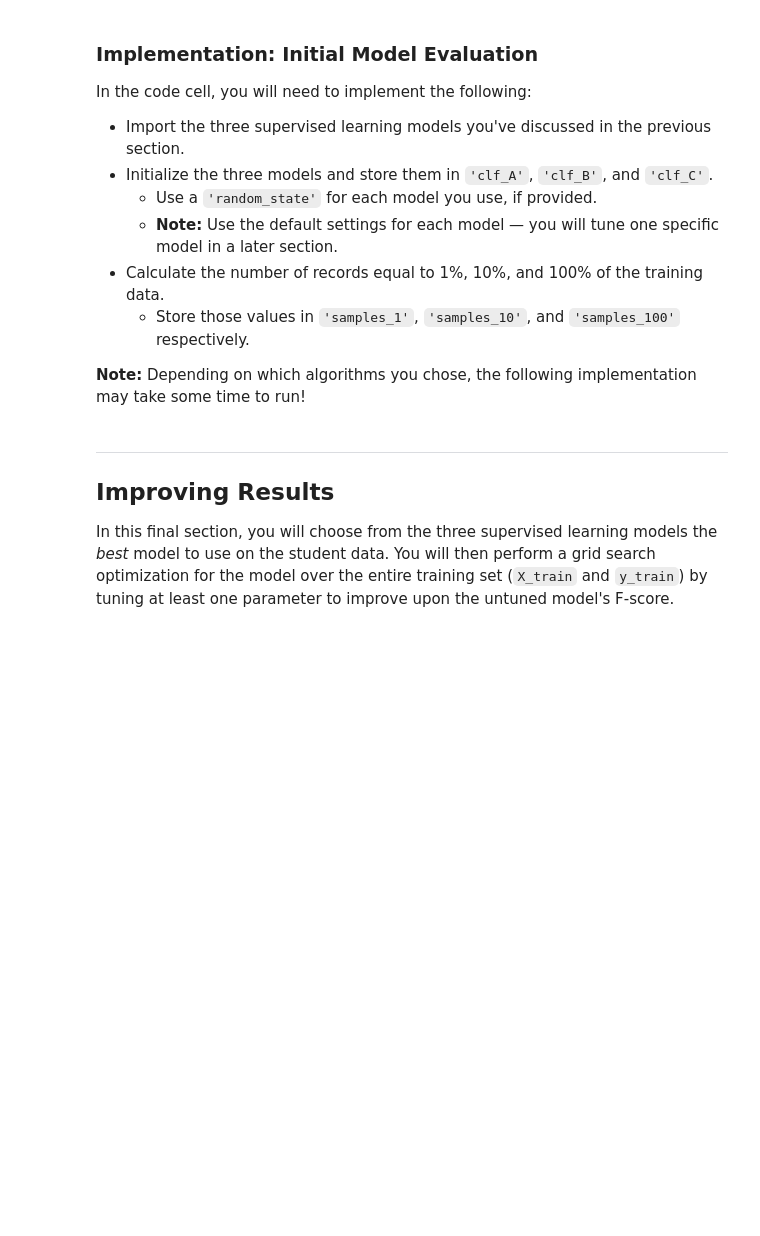
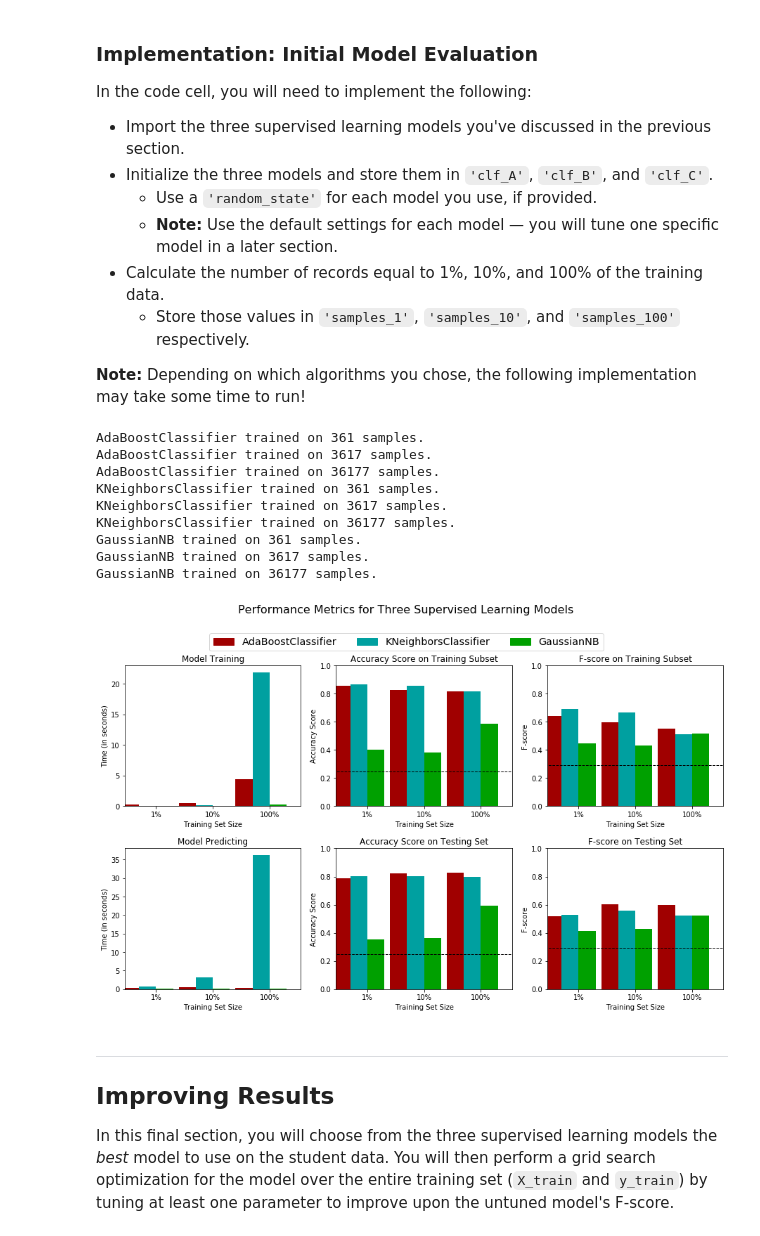
Before and after one commit to ahmedag91/Charity-ML, a Jupyter notebook: finding_donors.ipynb, the cells around one changed output. Drawn from its saved outputs; the diff is of its cells as text; code cells hidden in the pictures; blank space fills up the shorter version.

Commit message:
feat: Implement train_predict and classifiers

```diff
--- a/finding_donors.ipynb
+++ b/finding_donors.ipynb
@@ -166,7 +167,8 @@ features_final = pd.get_dummies(features_log_minmax_transform.drop(numerical, ax
 #features_final.info()
 
 # TODO: Encode the 'income_raw' data to numerical values
-income = income_raw.apply(lambda x: 0 if x =='<=50K' else 1)
+#income = income_raw.apply(lambda x: 0 if x =='<=50K' else 1)
+income = income_raw.map({'<=50K':0, '>50K':1})
 
 # Print the number of features after one-hot encoding
 encoded = list(features_final.columns)
@@ -301,7 +303,7 @@ In the code block below, you will need to implement the following:
    - Make sure that you set the `beta` parameter!
 # %%
 # TODO: Import two metrics from sklearn - fbeta_score and accuracy_score
-
+from sklearn.metrics import fbeta_score, accuracy_score
 def train_predict(learner, sample_size, X_train, y_train, X_test, y_test):
     '''
     inputs:
@@ -317,33 +319,33 @@ def train_predict(learner, sample_size, X_train, y_train, X_test, y_test):
 
     # TODO: Fit the learner to the training data using slicing with 'sample_size' using .fit(training_features[:], training_labels[:])
     start = time() # Get start time
-    learner = None
+    learner = learner.fit(X_train[:sample_size], y_train[:sample_size])
     end = time() # Get end time
 
     # TODO: Calculate the training time
-    results['train_time'] = None
+    results['train_time'] = end-start
 
     # TODO: Get the predictions on the test set(X_test),
     #       then get predictions on the first 300 training samples(X_train) using .predict()
     start = time() # Get start time
-    predictions_test = None
-    predictions_train = None
+    predictions_test = learner.predict(X_test)
+    predictions_train = learner.predict(X_train[:300])
     end = time() # Get end time
 
     # TODO: Calculate the total prediction time
-    results['pred_time'] = None
+    results['pred_time'] = end-start
 
     # TODO: Compute accuracy on the first 300 training samples which is y_train[:300]
-    results['acc_train'] = None
+    results['acc_train'] = accuracy_score(y_train[:300], predictions_train)
 
     # TODO: Compute accuracy on test set using accuracy_score()
-    results['acc_test'] = None
+    results['acc_test'] = accuracy_score(y_test, predictions_test)
 
     # TODO: Compute F-score on the the first 300 training samples using fbeta_score()
-    results['f_train'] = None
+    results['f_train'] = fbeta_score(y_train[:300], predictions_train, beta = 0.5)
 
     # TODO: Compute F-score on the test set which is y_test
-    results['f_test'] = None
+    results['f_test'] = fbeta_score(y_test, predictions_test, beta = 0.5)
 
     # Success
     print("{} trained on {} samples.".format(learner.__class__.__name__, sample_size))
@@ -363,31 +365,43 @@ In the code cell, you will need to implement the following:
 **Note:** Depending on which algorithms you chose, the following implementation may take some time to run!
 # %%
 # TODO: Import the three supervised learning models from sklearn
-
+from sklearn.ensemble import AdaBoostClassifier
+from sklearn.neighbors import KNeighborsClassifier
+from sklearn.naive_bayes import GaussianNB
 # TODO: Initialize the three models
-clf_A = None
-clf_B = None
-clf_C = None
+clf_A = AdaBoostClassifier(random_state = 42)
+clf_B = KNeighborsClassifier(algorithm = 'auto', n_jobs = 4)
+clf_C = GaussianNB()
 
 # TODO: Calculate the number of samples for 1%, 10%, and 100% of the training data
 # HINT: samples_100 is the entire training set i.e. len(y_train)
 # HINT: samples_10 is 10% of samples_100 (ensure to set the count of the values to be `int` and not `float`)
 # HINT: samples_1 is 1% of samples_100 (ensure to set the count of the values to be `int` and not `float`)
-samples_100 = None
-samples_10 = None
-samples_1 = None
-
+samples_100 = len(y_train)#X_train
+samples_10 = int(0.1*(len(y_train)))
+samples_1 = int(0.01*(len(y_train)))
 # Collect results on the learners
 results = {}
 for clf in [clf_A, clf_B, clf_C]:
     clf_name = clf.__class__.__name__
     results[clf_name] = {}
     for i, samples in enumerate([samples_1, samples_10, samples_100]):
         results[clf_name][i] = \
-        train_predict(clf, samples, X_train, y_train, X_test, y_test)
+            train_predict(clf, samples, X_train, y_train, X_test, y_test)
 
 # Run metrics visualization for the three supervised learning models chosen
 vs.evaluate(results, accuracy, fscore)
+# %% [output]
+AdaBoostClassifier trained on 361 samples.
+AdaBoostClassifier trained on 3617 samples.
+AdaBoostClassifier trained on 36177 samples.
+KNeighborsClassifier trained on 361 samples.
+KNeighborsClassifier trained on 3617 samples.
+KNeighborsClassifier trained on 36177 samples.
+GaussianNB trained on 361 samples.
+GaussianNB trained on 3617 samples.
+GaussianNB trained on 36177 samples.
+[figure, added]
 # %% [markdown]
 ----
 ## Improving Results
```
Also changed, not shown: parts of 1 cell of this notebook.
